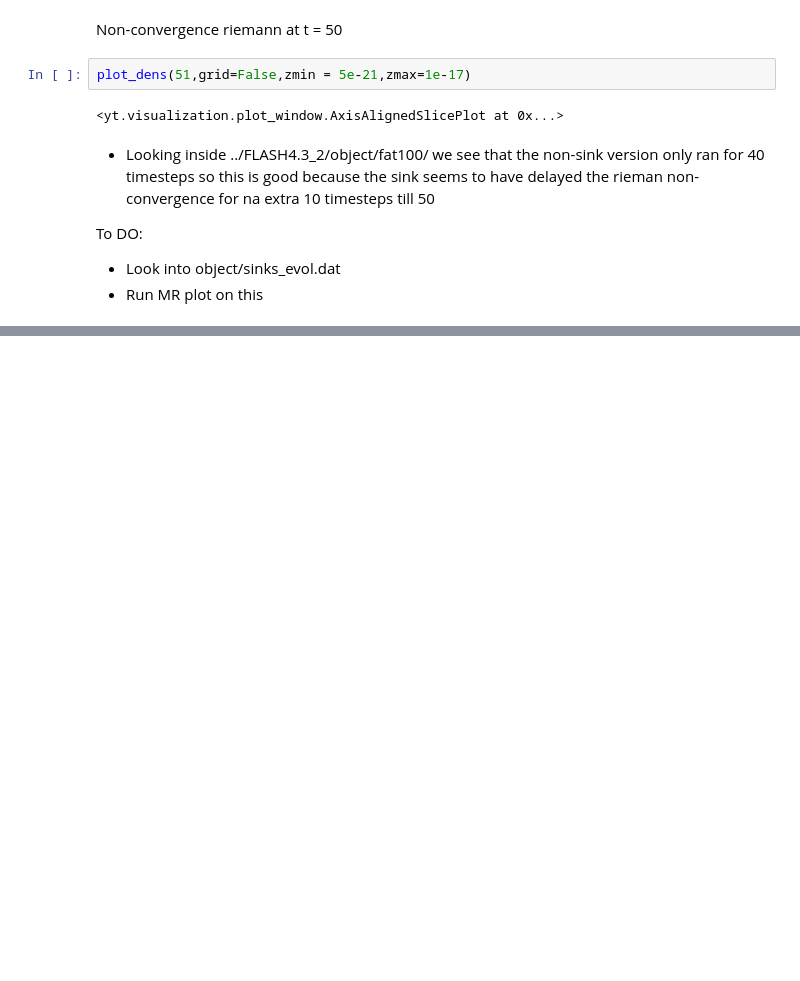
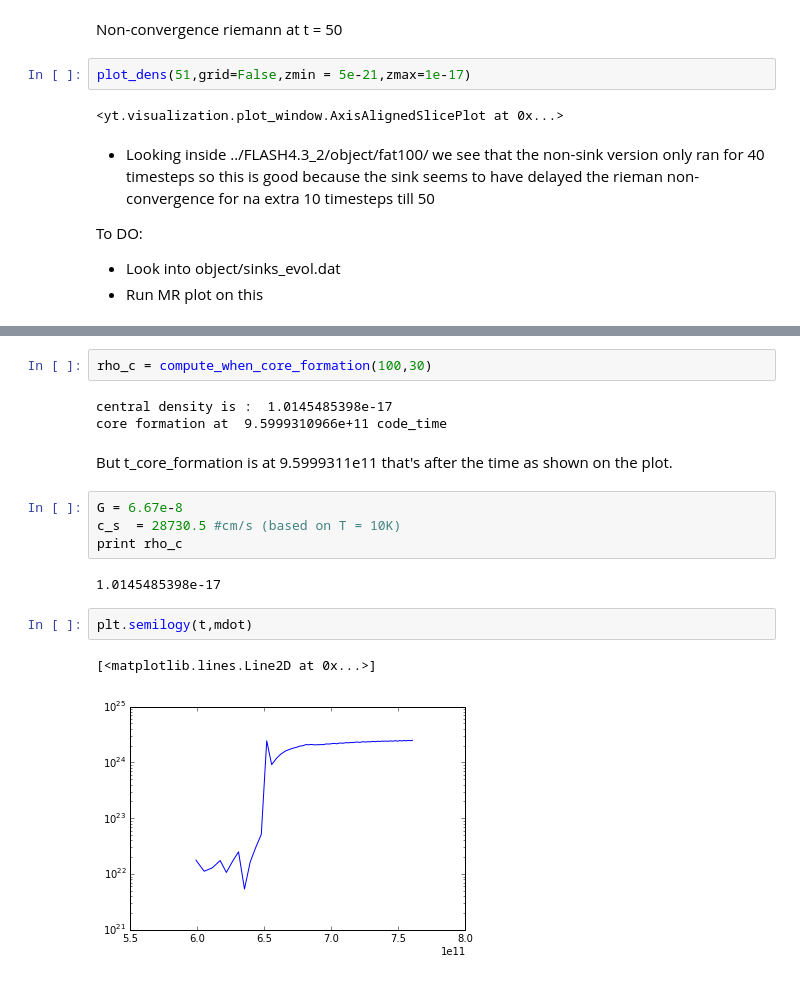
Before and after one commit to dorisjlee/StarFormationCode, a Jupyter notebook: FLASH/05_24_2016_Sink6.ipynb, the cells around one changed output, grey strips where cells are left out. Drawn from its saved outputs; the diff is of its cells as text; blank space fills up the shorter version.

Commit message:
MR plots

```diff
--- a/FLASH/05_24_2016_Sink6.ipynb
+++ b/FLASH/05_24_2016_Sink6.ipynb
@@ -107,0 +154,18 @@ To DO:
+# %%
+rho_c = compute_when_core_formation(100,30)
+# %% [output]
+central density is :  1.0145485398e-17
+core formation at  9.5999310966e+11 code_time
+# %% [markdown]
+ But t_core_formation is at 9.5999311e11  that's after the time as shown on the plot.
+# %%
+G = 6.67e-8
+c_s  = 28730.5 #cm/s (based on T = 10K)
+print rho_c
+# %% [output]
+1.0145485398e-17
+# %%
+plt.semilogy(t,mdot)
+# %% [output]
+[<matplotlib.lines.Line2D at 0x...>]
+[figure, added]
```
Also changed, not shown: parts of 10 cells of this notebook, 1 other file.
